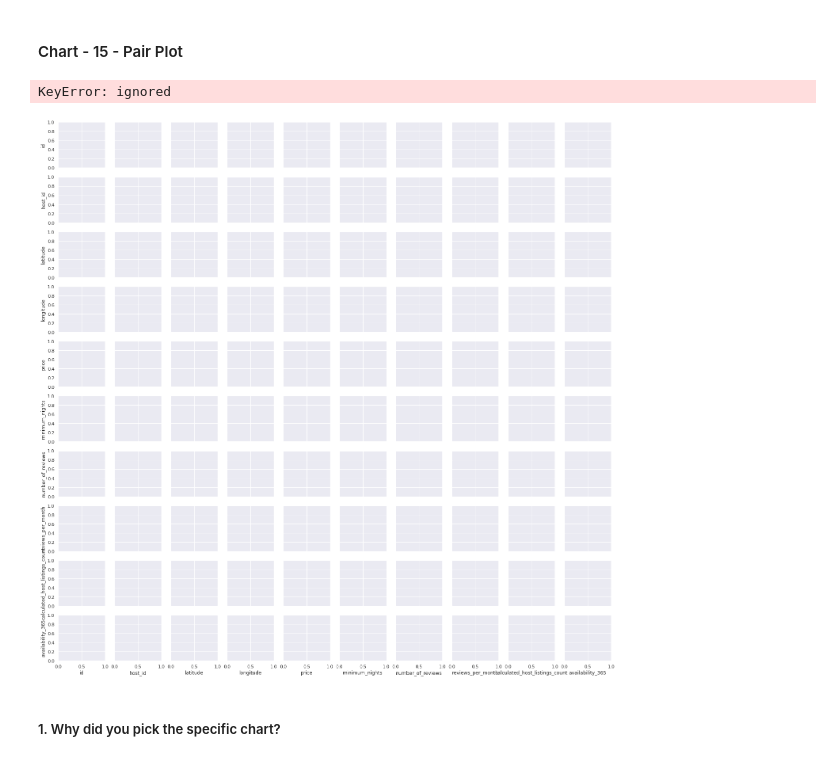
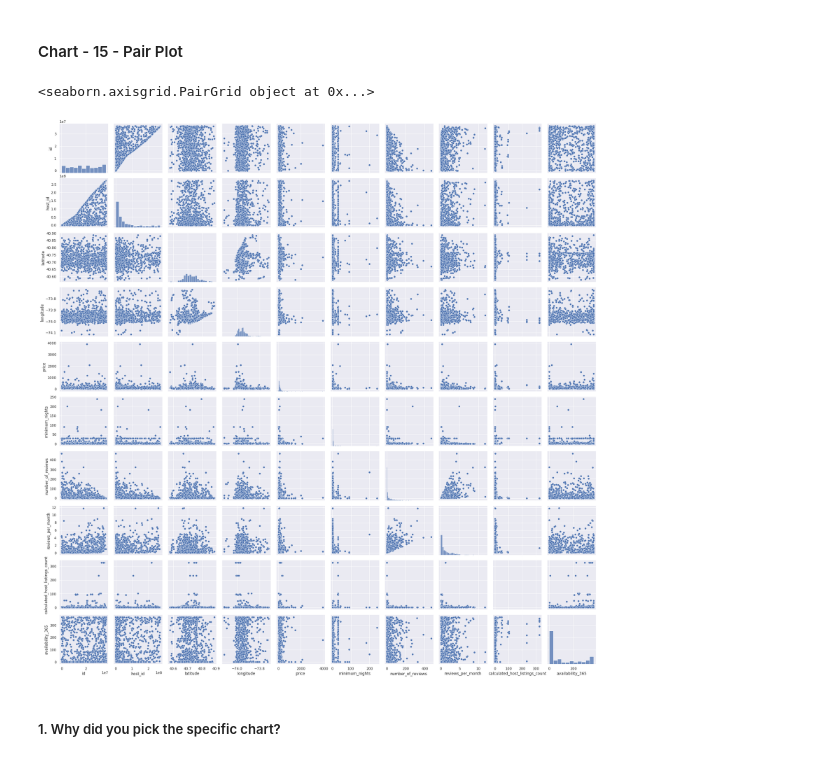
Before and after one commit to shubhi0078/AirBnB-bookings-DF-Analysis, a Jupyter notebook: AirBnB_EDA_Project.ipynb, the cells around one changed output. Drawn from its saved outputs; the diff is of its cells as text; code cells hidden in the pictures.

```diff
--- a/AirBnB_EDA_Project.ipynb
+++ b/AirBnB_EDA_Project.ipynb
@@ -785,20 +785,13 @@ The correlation heatmap is helping us to find the direct relationship between al
 The chart is showing us direct relationships between all the fields with each other. The price is highly correlated with latitude and longitude with higher degree, While the rest of the the variables are correlated with lesser degree.
 # %% [markdown]
 #### Chart - 15 - Pair Plot
-# %%
-# Pair Plot visualization code
-sns.pairplot(df,
-             hue='species',  # Color points by species
-             diag_kind='kde',  # Use kernel density estimates on diagonal
-             plot_kws={'alpha': 0.5},  # Set scatterplot point alpha to 0.5
-             diag_kws={'shade': True}  # Shade density plots
-            )
-
-# Display the plot
-plt.show()
-# %% [output]
-KeyError: ignored
-[figure, removed]
+# %%
+# Pair Plot visualization code
+pairplot = sns.pairplot(df.sample(1000),palette="husl")
+print(pairplot)
+# %% [output]
+<seaborn.axisgrid.PairGrid object at 0x...>
+[figure, added]
 # %% [markdown]
 ##### 1. Why did you pick the specific chart?
 # %% [markdown]
```
Also changed, not shown: parts of 8 cells of this notebook.
